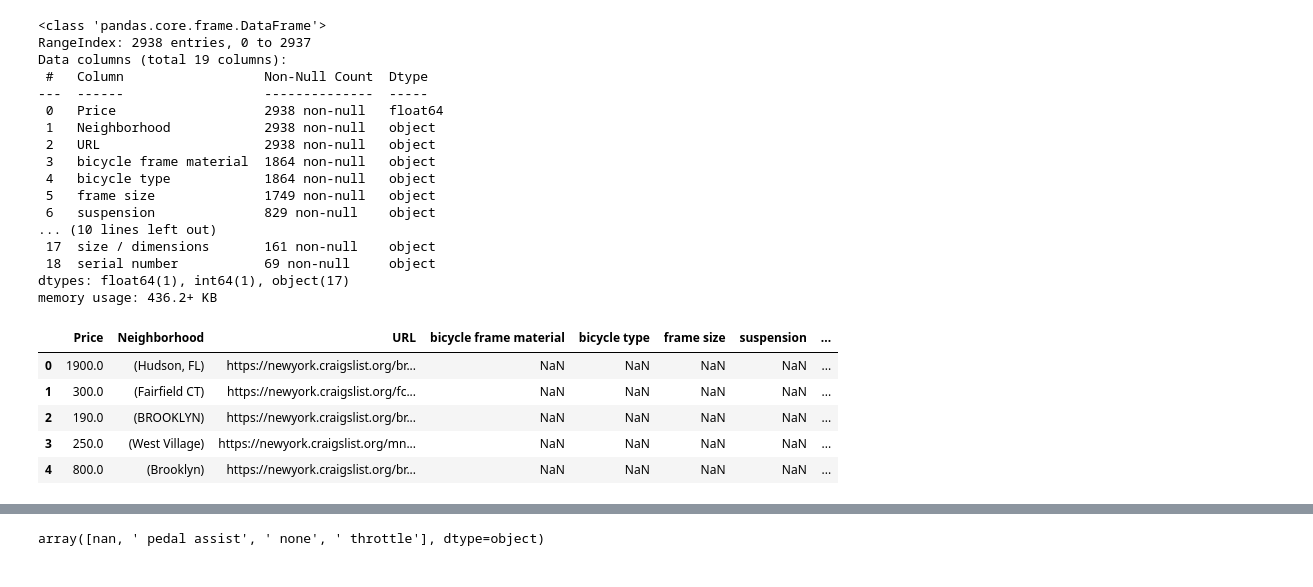
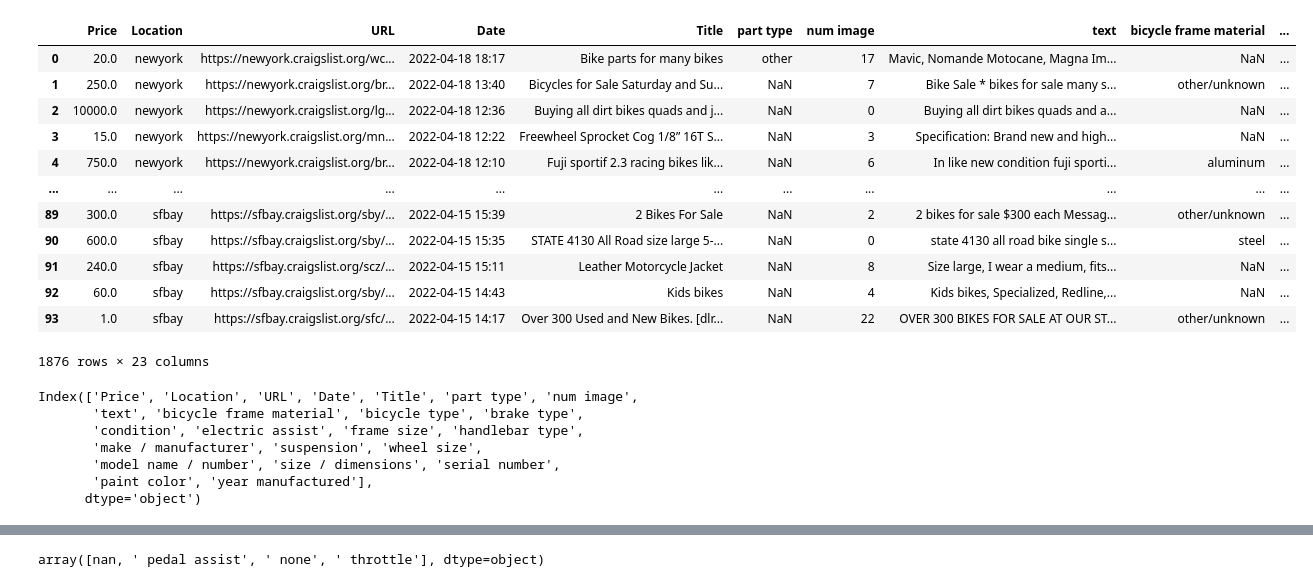
Before and after one commit to noeht/Data-Analytics---BEstimate, a Jupyter notebook: craigslist_preprocessing.ipynb, the cells around one changed output, grey strips where cells are left out. Drawn from its saved outputs; the diff is of its cells as text; code cells hidden in the pictures.

```diff
--- a/craigslist_preprocessing.ipynb
+++ b/craigslist_preprocessing.ipynb
@@ -3,33 +3,40 @@ import pandas as pd
 import numpy as np
 import re
 import datetime
-# %%
-df = pd.read_csv('data_craigslist.csv').drop(columns=['Unnamed: 0', 'level_0', 'index','Date'])
-df.info()
-# %% [output]
-<class 'pandas.core.frame.DataFrame'>
-RangeIndex: 2938 entries, 0 to 2937
-Data columns (total 19 columns):
- #   Column                  Non-Null Count  Dtype
----  ------                  --------------  -----
- 0   Price                   2938 non-null   float64
- 1   Neighborhood            2938 non-null   object
- 2   URL                     2938 non-null   object
- 3   bicycle frame material  1864 non-null   object
- 4   bicycle type            1864 non-null   object
- 5   frame size              1749 non-null   object
- 6   suspension              829 non-null    object
-... (10 lines left out)
- 17  size / dimensions       161 non-null    object
- 18  serial number           69 non-null     object
-dtypes: float64(1), int64(1), object(17)
-memory usage: 436.2+ KB
+# %%
+cities=['newyork', 'boston', 'losangeles', 'miami', 'seattle', 'saltlakecity', 'houston', 'dallas', 'memphis',
+'atlanta', 'austin', 'cleveland', 'charlotte', 'longisland', 'newjersey', 'lasvegas', 'minneapolis', 'chicago',
+'orlando', 'sfbay']
+index=0
+for city in cities:
+    if index == 0:
+        df = pd.read_csv('data_craigslist'+str(city)+'.csv').drop(columns=['Unnamed: 0'])
+        index += 1
+    else:
+        df = pd.concat([df, pd.read_csv('data_craigslist'+str(city)+'.csv').drop(columns=['Unnamed: 0'])], axis=0)
+
+df
+# %% [output]
+|  | Price | Location | URL | Date | Title | part type | num image | text | bicycle frame material | ... |
+| 0 | 20.0 | newyork | https://newyork.craigslist.org/wc... | 2022-04-18 18:17 | Bike parts for many bikes | other | 17 | Mavic, Nomande Motocane, Magna Im... | NaN | ... |
+| 1 | 250.0 | newyork | https://newyork.craigslist.org/br... | 2022-04-18 13:40 | Bicycles for Sale Saturday and Su... | NaN | 7 | Bike Sale * bikes for sale many s... | other/unknown | ... |
+| 2 | 10000.0 | newyork | https://newyork.craigslist.org/lg... | 2022-04-18 12:36 | Buying all dirt bikes quads and j... | NaN | 0 | Buying all dirt bikes quads and a... | NaN | ... |
+| 3 | 15.0 | newyork | https://newyork.craigslist.org/mn... | 2022-04-18 12:22 | Freewheel Sprocket Cog 1/8” 16T S... | NaN | 3 | Specification: Brand new and high... | NaN | ... |
+| 4 | 750.0 | newyork | https://newyork.craigslist.org/br... | 2022-04-18 12:10 | Fuji sportif 2.3 racing bikes lik... | NaN | 6 | In like new condition fuji sporti... | aluminum | ... |
+| ... | ... | ... | ... | ... | ... | ... | ... | ... | ... | ... |
+| 89 | 300.0 | sfbay | https://sfbay.craigslist.org/sby/... | 2022-04-15 15:39 | 2 Bikes For Sale | NaN | 2 | 2 bikes for sale $300 each Messag... | other/unknown | ... |
+| 90 | 600.0 | sfbay | https://sfbay.craigslist.org/sby/... | 2022-04-15 15:35 | STATE 4130 All Road size large 5-... | NaN | 0 | state 4130 all road bike single s... | steel | ... |
+| 91 | 240.0 | sfbay | https://sfbay.craigslist.org/scz/... | 2022-04-15 15:11 | Leather Motorcycle Jacket | NaN | 8 | Size large, I wear a medium, fits... | NaN | ... |
+| 92 | 60.0 | sfbay | https://sfbay.craigslist.org/sby/... | 2022-04-15 14:43 | Kids bikes | NaN | 4 | Kids bikes, Specialized, Redline,... | NaN | ... |
+| 93 | 1.0 | sfbay | https://sfbay.craigslist.org/sfc/... | 2022-04-15 14:17 | Over 300 Used and New Bikes. [dlr... | NaN | 22 | OVER 300 BIKES FOR SALE AT OUR ST... | other/unknown | ... |
+1876 rows × 23 columns
 # %%
-df.head()
+df.columns
 # %% [output]
-|  | Price | Neighborhood | URL | bicycle frame material | bicycle type | frame size | suspension | ... |
-| 0 | 1900.0 | (Hudson, FL) | https://newyork.craigslist.org/br... | NaN | NaN | NaN | NaN | ... |
-| 1 | 300.0 | (Fairfield CT) | https://newyork.craigslist.org/fc... | NaN | NaN | NaN | NaN | ... |
-| 2 | 190.0 | (BROOKLYN) | https://newyork.craigslist.org/br... | NaN | NaN | NaN | NaN | ... |
-| 3 | 250.0 | (West Village) | https://newyork.craigslist.org/mn... | NaN | NaN | NaN | NaN | ... |
-| 4 | 800.0 | (Brooklyn) | https://newyork.craigslist.org/br... | NaN | NaN | NaN | NaN | ... |
+Index(['Price', 'Location', 'URL', 'Date', 'Title', 'part type', 'num image',
+       'text', 'bicycle frame material', 'bicycle type', 'brake type',
+       'condition', 'electric assist', 'frame size', 'handlebar type',
+       'make / manufacturer', 'suspension', 'wheel size',
+       'model name / number', 'size / dimensions', 'serial number',
+       'paint color', 'year manufactured'],
+      dtype='object')
```
Also changed, not shown: parts of 15 cells of this notebook, 6 other files.
